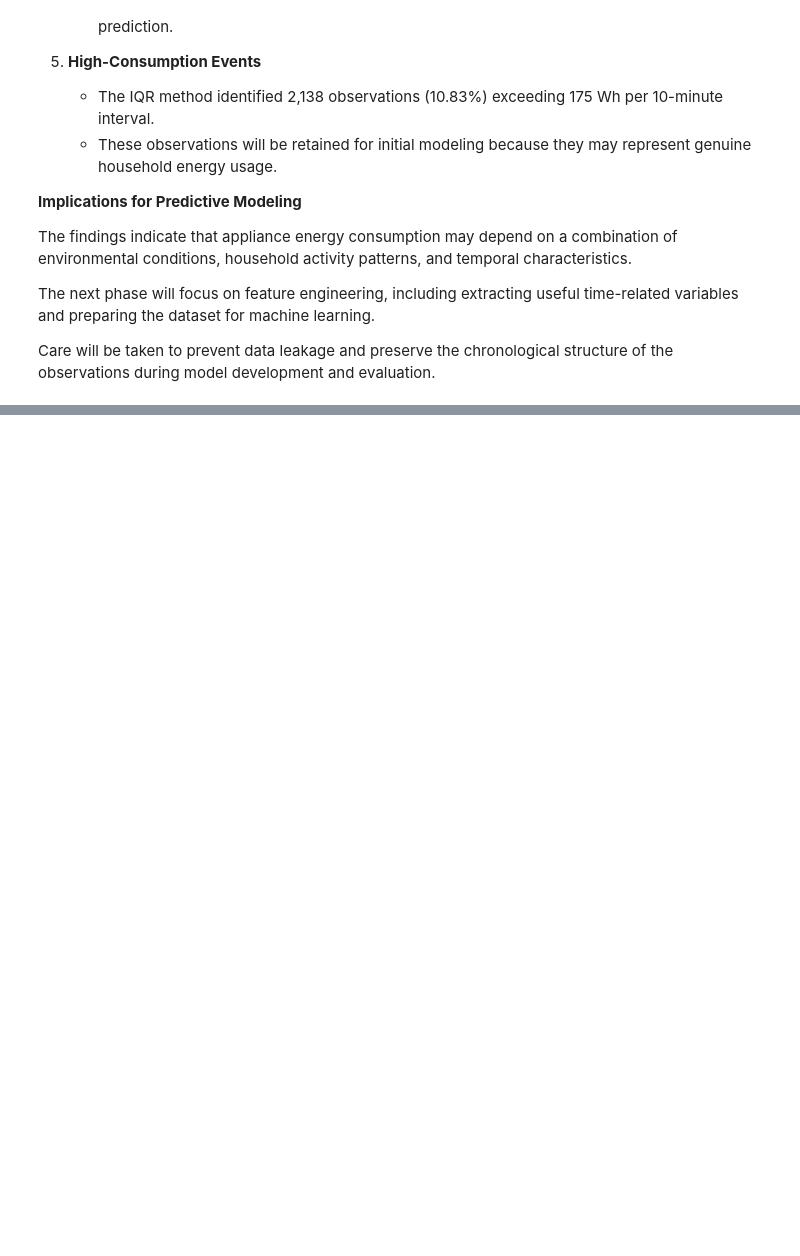
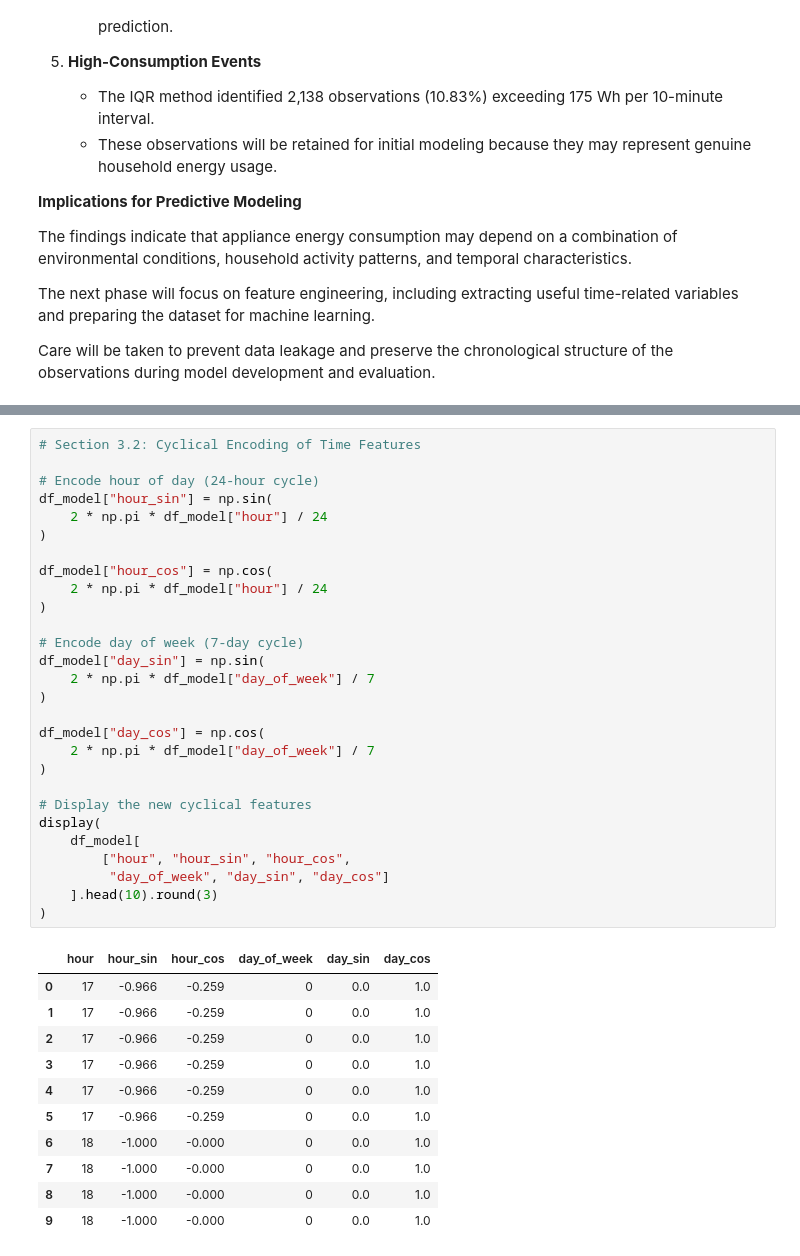
Before and after one commit to damisar/Smart_Home_Energy_Consumption_Prediction, a Jupyter notebook: notebook/Smart_Home_Energy_Consumption_Prediction.ipynb, the cells around one changed output, grey strips where cells are left out. Cells and saved outputs as stored; diff of their text form; blank space fills up the shorter version.

```diff
--- a/notebook/Smart_Home_Energy_Consumption_Prediction.ipynb
+++ b/notebook/Smart_Home_Energy_Consumption_Prediction.ipynb
@@ -577,0 +630,40 @@ Care will be taken to prevent data leakage and preserve the chronological struct
+# %%
+# Section 3.2: Cyclical Encoding of Time Features
+
+# Encode hour of day (24-hour cycle)
+df_model["hour_sin"] = np.sin(
+    2 * np.pi * df_model["hour"] / 24
+)
+
+df_model["hour_cos"] = np.cos(
+    2 * np.pi * df_model["hour"] / 24
+)
+
+# Encode day of week (7-day cycle)
+df_model["day_sin"] = np.sin(
+    2 * np.pi * df_model["day_of_week"] / 7
+)
+
+df_model["day_cos"] = np.cos(
+    2 * np.pi * df_model["day_of_week"] / 7
+)
+
+# Display the new cyclical features
+display(
+    df_model[
+        ["hour", "hour_sin", "hour_cos",
+         "day_of_week", "day_sin", "day_cos"]
+    ].head(10).round(3)
+)
+# %% [output]
+|  | hour | hour_sin | hour_cos | day_of_week | day_sin | day_cos |
+| 0 | 17 | -0.966 | -0.259 | 0 | 0.0 | 1.0 |
+| 1 | 17 | -0.966 | -0.259 | 0 | 0.0 | 1.0 |
+| 2 | 17 | -0.966 | -0.259 | 0 | 0.0 | 1.0 |
+| 3 | 17 | -0.966 | -0.259 | 0 | 0.0 | 1.0 |
+| 4 | 17 | -0.966 | -0.259 | 0 | 0.0 | 1.0 |
+| 5 | 17 | -0.966 | -0.259 | 0 | 0.0 | 1.0 |
+| 6 | 18 | -1.000 | -0.000 | 0 | 0.0 | 1.0 |
+| 7 | 18 | -1.000 | -0.000 | 0 | 0.0 | 1.0 |
+| 8 | 18 | -1.000 | -0.000 | 0 | 0.0 | 1.0 |
+| 9 | 18 | -1.000 | -0.000 | 0 | 0.0 | 1.0 |
```
Also changed, not shown: parts of 26 cells of this notebook.
